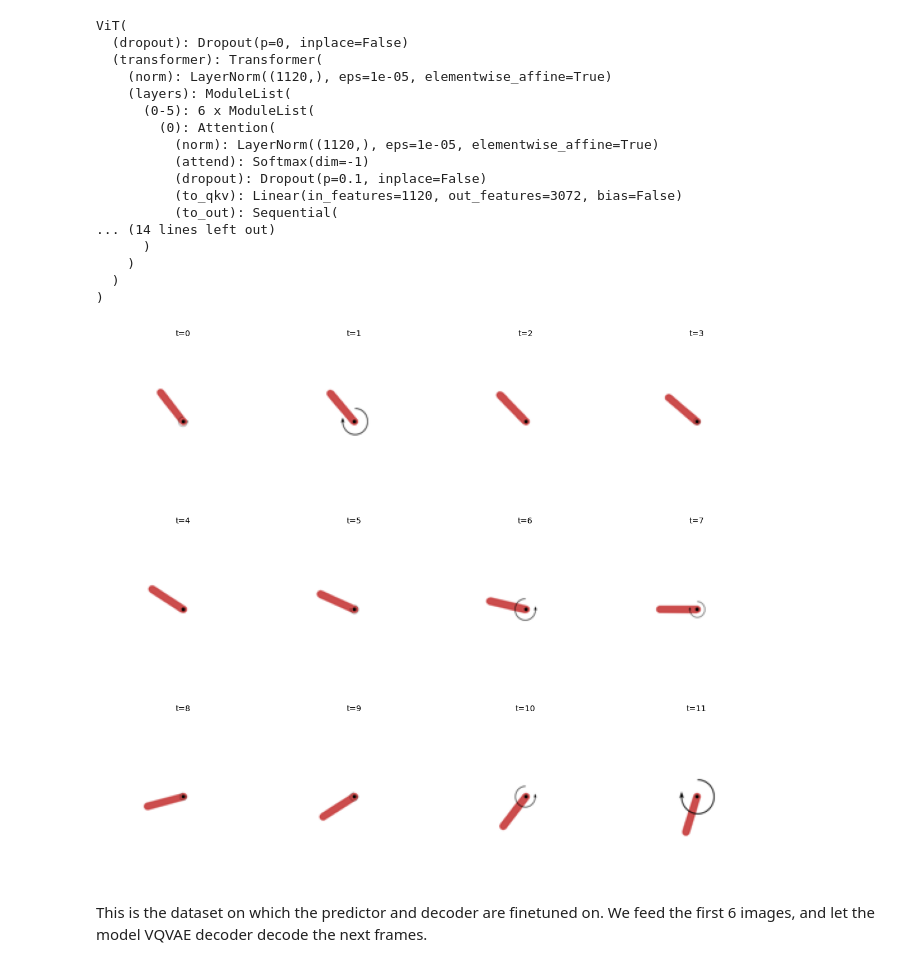
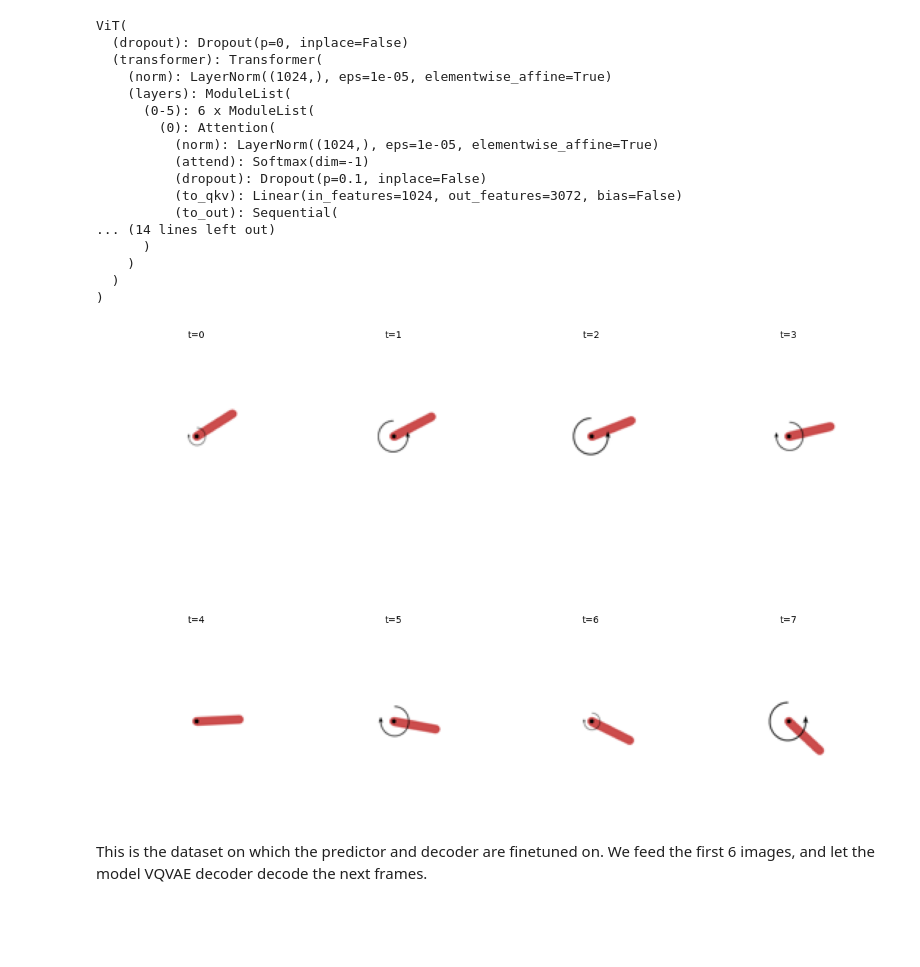
Before and after one commit to RobvanGastel/adapt-vjepa-world-model, a Jupyter notebook: World Model.ipynb, the cells around one changed output. Saved outputs shown, nothing was run; the diff lists cells and outputs as text; code cells hidden in the pictures; blank space fills up the shorter version.

```diff
--- a/World Model.ipynb
+++ b/World Model.ipynb
@@ -17,16 +17,14 @@ video_encoder, _ = torch.hub.load('facebookresearch/vjepa2', 'vjepa2_vit_large')
 
 n_frames = 3
 input_size = (128, 128)
-action_embed_dim = 96
 patch_size = video_encoder.patch_size
 tubelet_size = video_encoder.tubelet_size
 model = WorldModel(
     num_hist=n_frames,
-    num_pred=n_frames,
+    num_pred=1,
     video_encoder=video_encoder,
     input_size=input_size,
     action_dim=1,
-    action_embed_dim=action_embed_dim,
 )
 
 # Load pretrained models
@@ -41,14 +39,14 @@ model.latent_predictor
 ViT(
   (dropout): Dropout(p=0, inplace=False)
   (transformer): Transformer(
-    (norm): LayerNorm((1120,), eps=1e-05, elementwise_affine=True)
+    (norm): LayerNorm((1024,), eps=1e-05, elementwise_affine=True)
     (layers): ModuleList(
       (0-5): 6 x ModuleList(
         (0): Attention(
-          (norm): LayerNorm((1120,), eps=1e-05, elementwise_affine=True)
+          (norm): LayerNorm((1024,), eps=1e-05, elementwise_affine=True)
           (attend): Softmax(dim=-1)
           (dropout): Dropout(p=0.1, inplace=False)
-          (to_qkv): Linear(in_features=1120, out_features=3072, bias=False)
+          (to_qkv): Linear(in_features=1024, out_features=3072, bias=False)
           (to_out): Sequential(
 ... (14 lines left out)
       )
@@ -58,31 +56,30 @@ ViT(
 # %%
 # Initialize the training set to visualize next frame predictions
 train_dataset = PendulumDataset(
-    seq_len=12,
+    seq_len=8,
     input_size=input_size,
     include_states=False,
     include_actions=True
 )
 
 # Sample an index from the training set
 batch = train_dataset[1]
-# torch.Size([1, 3, 12, 128, 128])
 x = batch["video"].unsqueeze(0).moveaxis(1, 2).cuda()
 actions = batch["actions"].unsqueeze(0).cuda()
 
 # The video looks as following
 vid = x[0].cpu().permute(1, 0, 2, 3)  # (12, 3, H, W)
-fig, axes = plt.subplots(3, 4, figsize=(12, 10))
+fig, axes = plt.subplots(2, 4, figsize=(12, 10))
 
 for i, ax in enumerate(axes.flat):
     ax.imshow(vid[i].moveaxis(0, -1).cpu().numpy())
     ax.set_title(f"t={i}", fontsize=10)
     ax.axis("off")
 
 plt.tight_layout()
 plt.show()
 # %% [output]
-[figure, old version]
+[figure, new version]
 # %% [markdown]
 This is the dataset on which the predictor and decoder are finetuned on. We feed the first 6 images, and let the model VQVAE decoder decode the next frames.
 # %%
```
Also changed, not shown: parts of 7 cells of this notebook, 4 other files.
